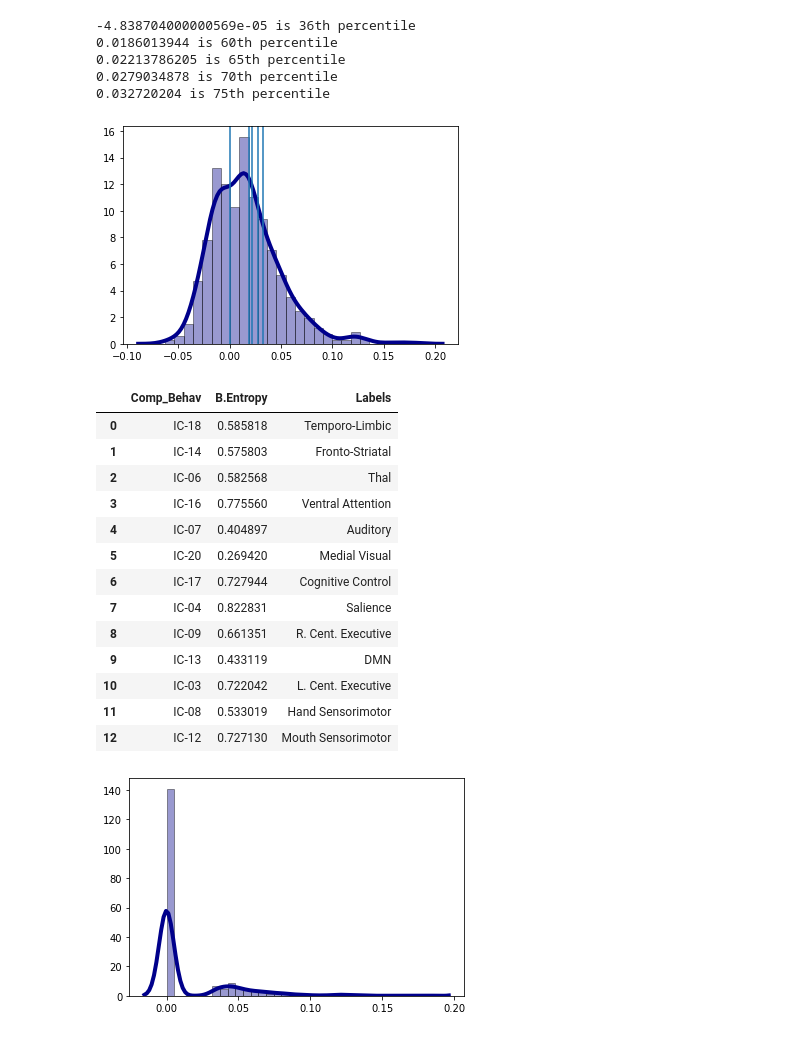
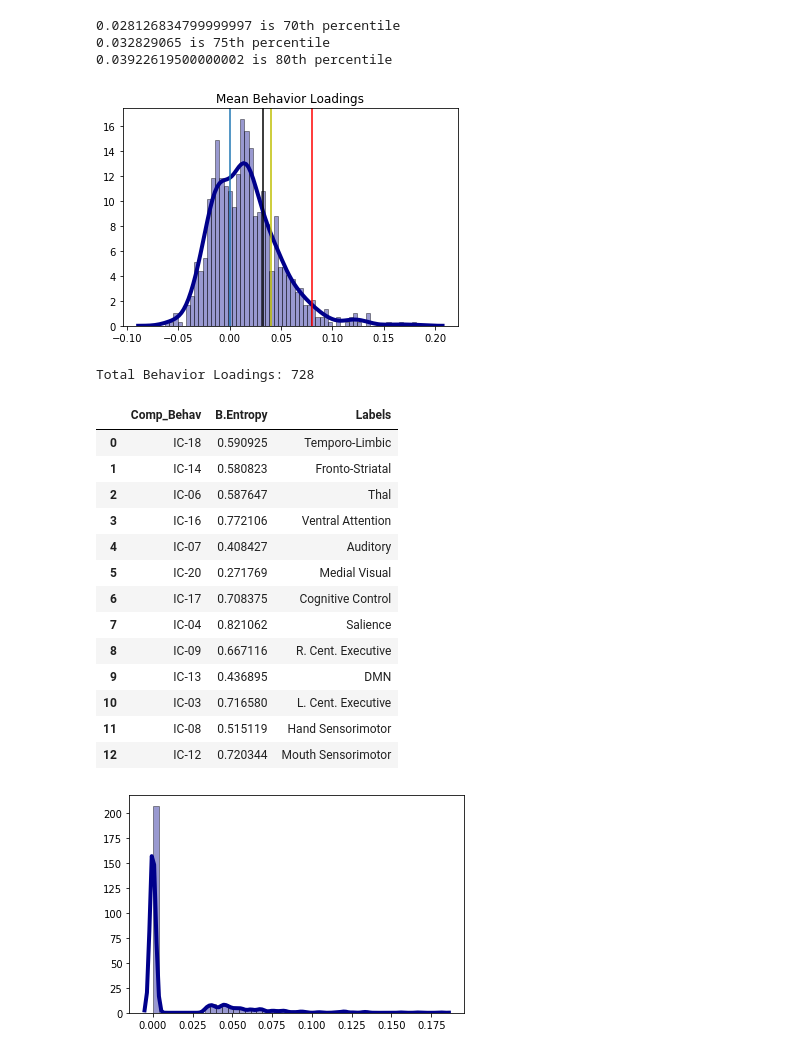
Before and after one commit to tvanasse/brainmap_structure_function_2020, a Jupyter notebook: entropy_calculation.ipynb, the cells around one changed output. Cells and saved outputs as stored; diff of their text form; code cells hidden in the pictures.

```diff
--- a/entropy_calculation.ipynb
+++ b/entropy_calculation.ipynb
@@ -12,38 +12,42 @@ thr_percentile = 75
 # %%
 pos_behav_loading = np.zeros((len(behav_loading),len(behav_loading.columns)-2))
 # zero negative values
 column_val = 0
 for j in behav_loading.columns[2:len(behav_loading.columns)]:
     for i in range(0,len(behav_loading)):
         pos_behav_loading[i,column_val] = behav_loading.iloc[i][j]
     column_val = column_val + 1
 
 # percentile
-print(str(np.percentile(pos_behav_loading,36)) + " is 36th percentile")
-print(str(np.percentile(pos_behav_loading,60)) + " is 60th percentile")
-print(str(np.percentile(pos_behav_loading,65)) + " is 65th percentile")
 print(str(np.percentile(pos_behav_loading,70)) + " is 70th percentile")
 print(str(np.percentile(pos_behav_loading,75)) + " is 75th percentile")
+print(str(np.percentile(pos_behav_loading,80)) + " is 80th percentile")
 
 # density plot
-sns.distplot(pos_behav_loading.flatten(), hist=True, kde=True,
+sns.distplot(pos_behav_loading.flatten(),
+             hist=True,
+             bins=60,
+             kde=True,
              color = 'darkblue',
              hist_kws={'edgecolor':'black'},
              kde_kws={'linewidth': 4})
 plt.axvline(0, 0, 1)
-plt.axvline(0.0186,0,1)
-plt.axvline(0.02213,0,1)
-plt.axvline(0.02790,0,1)
-plt.axvline(0.03272,0,1)
+#plt.text(0,15,'0',rotation=90)
+plt.axvline(0.020*2,0,1, color='y') # median absolute deviation (about zero) of 2
+#plt.text(0.020*2,13,'scaling=2',rotation=90)
+plt.axvline(0.020*4,0,1, color='r') # median absolute deviation (about zero) of 4
+#plt.text(0.020*4,13,'scaling=4',rotation=90)
+plt.axvline(0.03248,0,1, color = 'black')
+#plt.text(0.03272-0.01,15,'75%',rotation=90)
+plt.title("Mean Behavior Loadings")
+plt.savefig('figures/sup_figure_2a.png')
 
 thr = np.percentile(pos_behav_loading,thr_percentile)
 # %% [output]
--4.838704000000569e-05 is 36th percentile
-0.0186013944 is 60th percentile
-0.02213786205 is 65th percentile
-0.0279034878 is 70th percentile
-0.032720204 is 75th percentile
+0.028126834799999997 is 70th percentile
+0.032829065 is 75th percentile
+0.03922619500000002 is 80th percentile
-[figure, old version]
+[figure, new version]
 # %%
 pos_behav_loading = np.zeros((len(behav_loading),len(behav_loading.columns)-2))
 
@@ -56,6 +60,8 @@ for j in behav_loading.columns[2:len(behav_loading.columns)]:
         else:
             pos_behav_loading[i,column_val] = 0
     column_val = column_val + 1
+
+print("Total Behavior Loadings: " + str(len(pos_behav_loading)*len(pos_behav_loading[0])))
 
 # density plot
 sns.distplot(pos_behav_loading.flatten(), hist=True, kde=True,
@@ -98,21 +104,22 @@ df.insert(2, "Labels", ["Temporo-Limbic",
 
 df
 # %% [output]
+Total Behavior Loadings: 728
 |  | Comp_Behav | B.Entropy | Labels |
-| 0 | IC-18 | 0.585818 | Temporo-Limbic |
-| 1 | IC-14 | 0.575803 | Fronto-Striatal |
-| 2 | IC-06 | 0.582568 | Thal |
-| 3 | IC-16 | 0.775560 | Ventral Attention |
-| 4 | IC-07 | 0.404897 | Auditory |
-| 5 | IC-20 | 0.269420 | Medial Visual |
-| 6 | IC-17 | 0.727944 | Cognitive Control |
-| 7 | IC-04 | 0.822831 | Salience |
-| 8 | IC-09 | 0.661351 | R. Cent. Executive |
-| 9 | IC-13 | 0.433119 | DMN |
-| 10 | IC-03 | 0.722042 | L. Cent. Executive |
-| 11 | IC-08 | 0.533019 | Hand Sensorimotor |
-| 12 | IC-12 | 0.727130 | Mouth Sensorimotor |
+| 0 | IC-18 | 0.590925 | Temporo-Limbic |
+| 1 | IC-14 | 0.580823 | Fronto-Striatal |
+| 2 | IC-06 | 0.587647 | Thal |
+| 3 | IC-16 | 0.772106 | Ventral Attention |
+| 4 | IC-07 | 0.408427 | Auditory |
+| 5 | IC-20 | 0.271769 | Medial Visual |
+| 6 | IC-17 | 0.708375 | Cognitive Control |
+| 7 | IC-04 | 0.821062 | Salience |
+| 8 | IC-09 | 0.667116 | R. Cent. Executive |
+| 9 | IC-13 | 0.436895 | DMN |
+| 10 | IC-03 | 0.716580 | L. Cent. Executive |
+| 11 | IC-08 | 0.515119 | Hand Sensorimotor |
+| 12 | IC-12 | 0.720344 | Mouth Sensorimotor |
-[figure, old version]
+[figure, new version]
 # %%
 pos_dis_loading = np.zeros((len(dis_loading),len(dis_loading.columns)-2))
 
```
Also changed, not shown: parts of 5 cells of this notebook, 7 other files.
